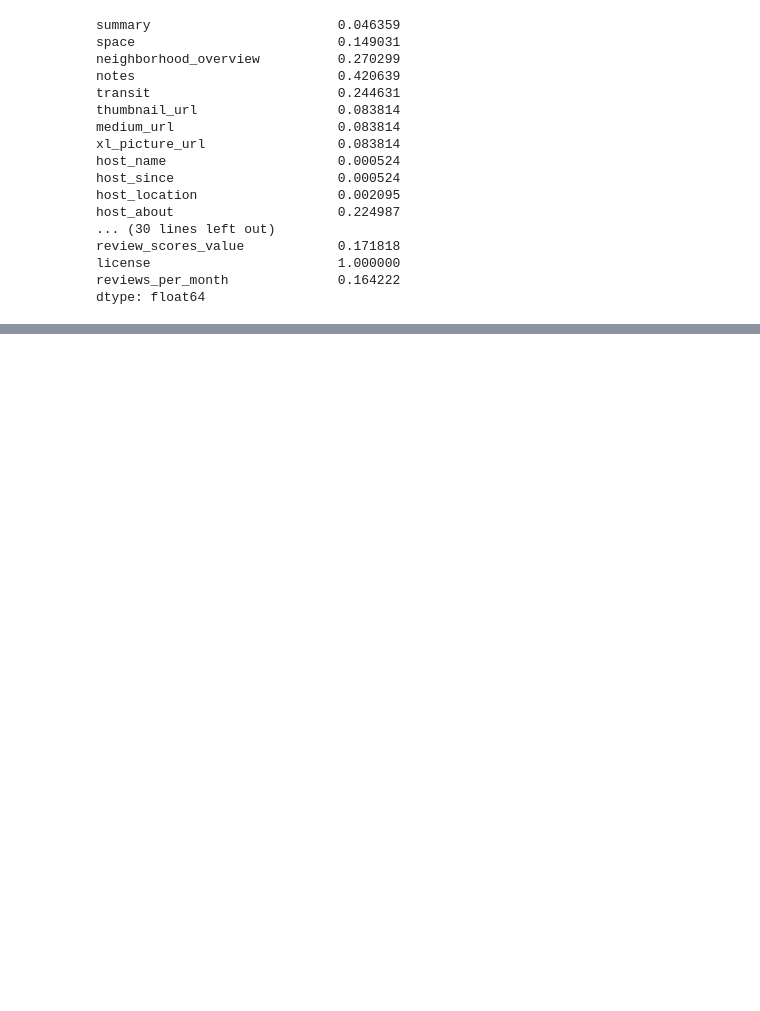
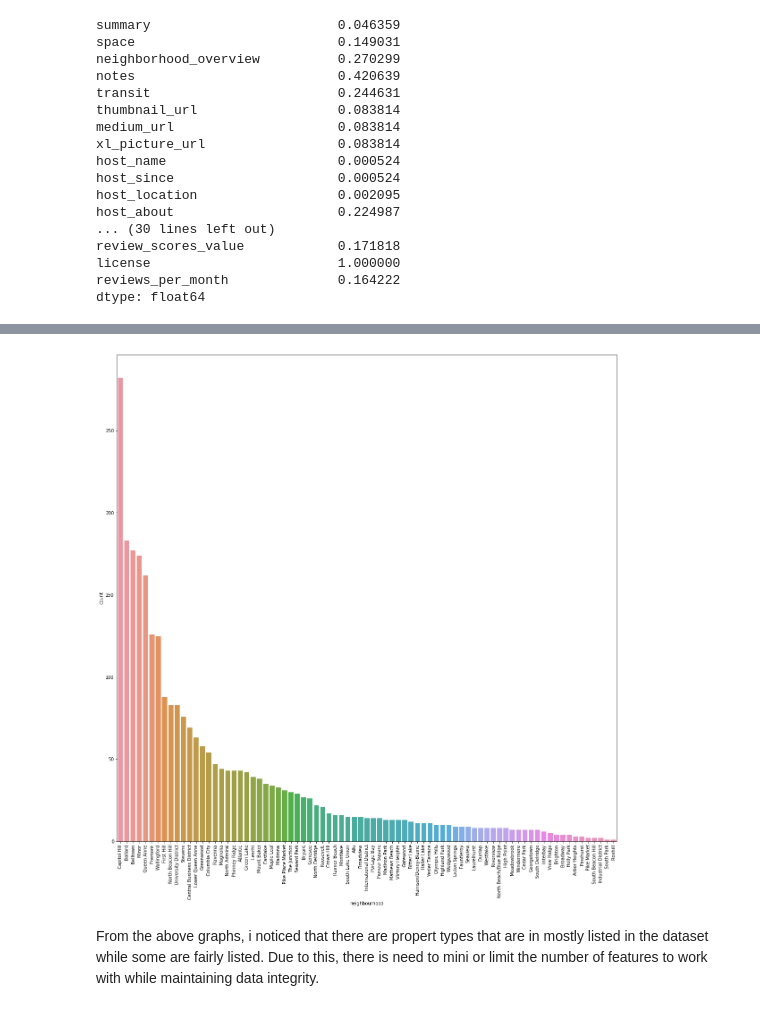
Before and after one commit to ebrym/SeattleAirBnBDataAnalysis, a Jupyter notebook: SeattleDataAnalysis.ipynb, the cells around one changed output, grey strips where cells are left out. Saved outputs shown, nothing was run; the diff lists cells and outputs as text; code cells hidden in the pictures; blank space fills up the shorter version.

```diff
--- a/SeattleDataAnalysis.ipynb
+++ b/SeattleDataAnalysis.ipynb
@@ -93,0 +223,6 @@ dtype: float64
+# %%
+Plot('neighbourhood', new_list)
+# %% [output]
+[figure, added]
+# %% [markdown]
+From the above graphs, i noticed that there are propert types that are in mostly listed in the dataset while some are fairly listed. Due to this, there is need to mini or limit the number of features to work with while maintaining data integrity.
```
Also changed, not shown: parts of 64 cells of this notebook, 2 other files.
